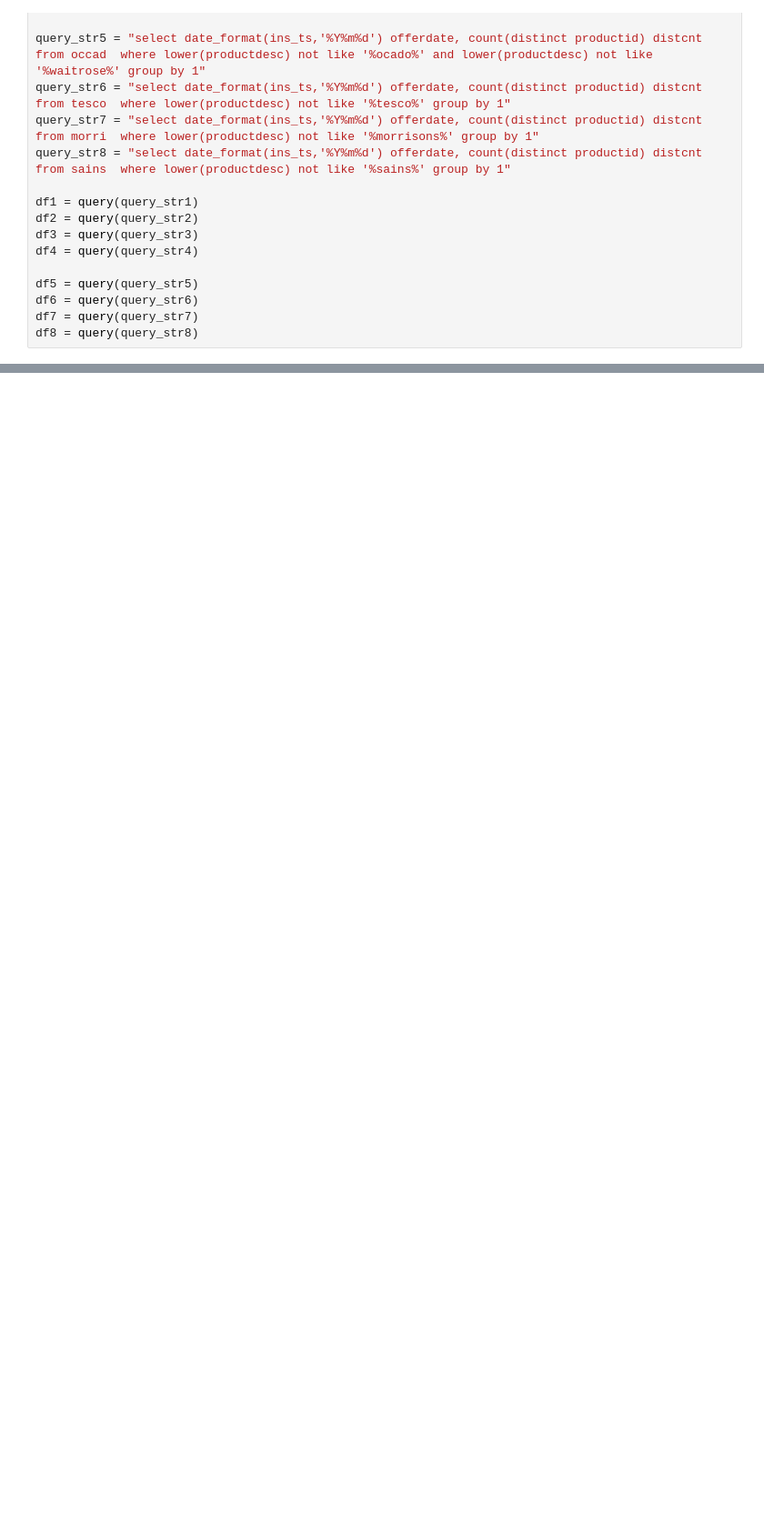
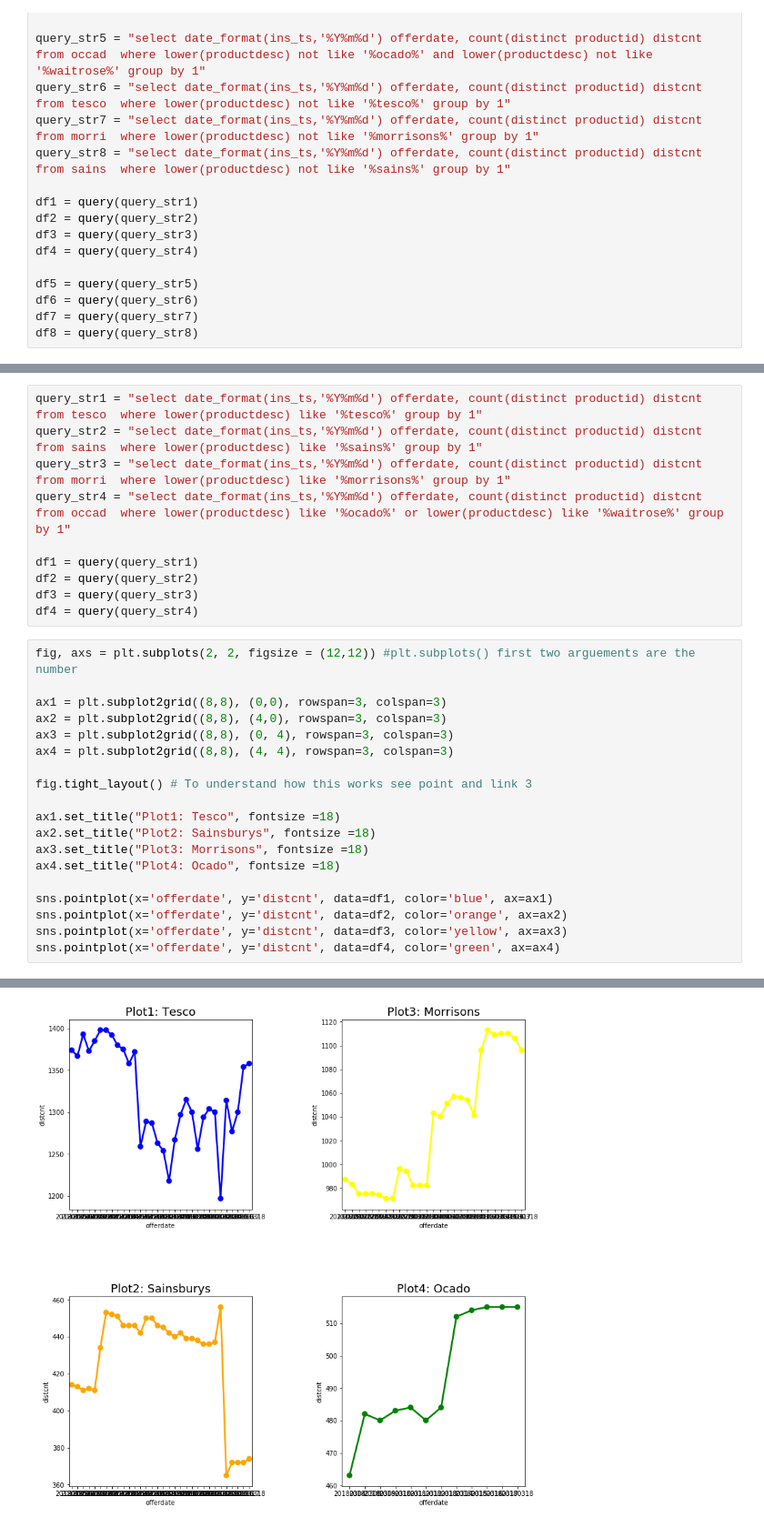
Before and after one commit to aravindc/offers, a Jupyter notebook: analysis.ipynb, the cells around one changed output, grey strips where cells are left out. Shown: that part at 91% size. Cells and saved outputs as stored; diff of their text form; blank space fills up the shorter version.

```diff
--- a/analysis.ipynb
+++ b/analysis.ipynb
@@ -97,0 +111,30 @@ plt.show()
+# %%
+query_str1 = "select date_format(ins_ts,'%Y%m%d') offerdate, count(distinct productid) distcnt from tesco  where lower(productdesc) like '%tesco%' group by 1"
+query_str2 = "select date_format(ins_ts,'%Y%m%d') offerdate, count(distinct productid) distcnt from sains  where lower(productdesc) like '%sains%' group by 1"
+query_str3 = "select date_format(ins_ts,'%Y%m%d') offerdate, count(distinct productid) distcnt from morri  where lower(productdesc) like '%morrisons%' group by 1"
+query_str4 = "select date_format(ins_ts,'%Y%m%d') offerdate, count(distinct productid) distcnt from occad  where lower(productdesc) like '%ocado%' or lower(productdesc) like '%waitrose%' group by 1"
+
+df1 = query(query_str1)
+df2 = query(query_str2)
+df3 = query(query_str3)
+df4 = query(query_str4)
+# %%
+fig, axs = plt.subplots(2, 2, figsize = (12,12)) #plt.subplots() first two arguements are the number
+
+ax1 = plt.subplot2grid((8,8), (0,0), rowspan=3, colspan=3)
+ax2 = plt.subplot2grid((8,8), (4,0), rowspan=3, colspan=3)
+ax3 = plt.subplot2grid((8,8), (0, 4), rowspan=3, colspan=3)
+ax4 = plt.subplot2grid((8,8), (4, 4), rowspan=3, colspan=3)
+
+fig.tight_layout() # To understand how this works see point and link 3
+
+ax1.set_title("Plot1: Tesco", fontsize =18)
+ax2.set_title("Plot2: Sainsburys", fontsize =18)
+ax3.set_title("Plot3: Morrisons", fontsize =18)
+ax4.set_title("Plot4: Ocado", fontsize =18)
+
+sns.pointplot(x='offerdate', y='distcnt', data=df1, color='blue', ax=ax1)
+sns.pointplot(x='offerdate', y='distcnt', data=df2, color='orange', ax=ax2)
+sns.pointplot(x='offerdate', y='distcnt', data=df3, color='yellow', ax=ax3)
+sns.pointplot(x='offerdate', y='distcnt', data=df4, color='green', ax=ax4)
+# %% [output]
@@ -97,0 +142 @@ plt.show()
+[figure, added]
```
Also changed, not shown: parts of 7 cells of this notebook, 3 other files.
